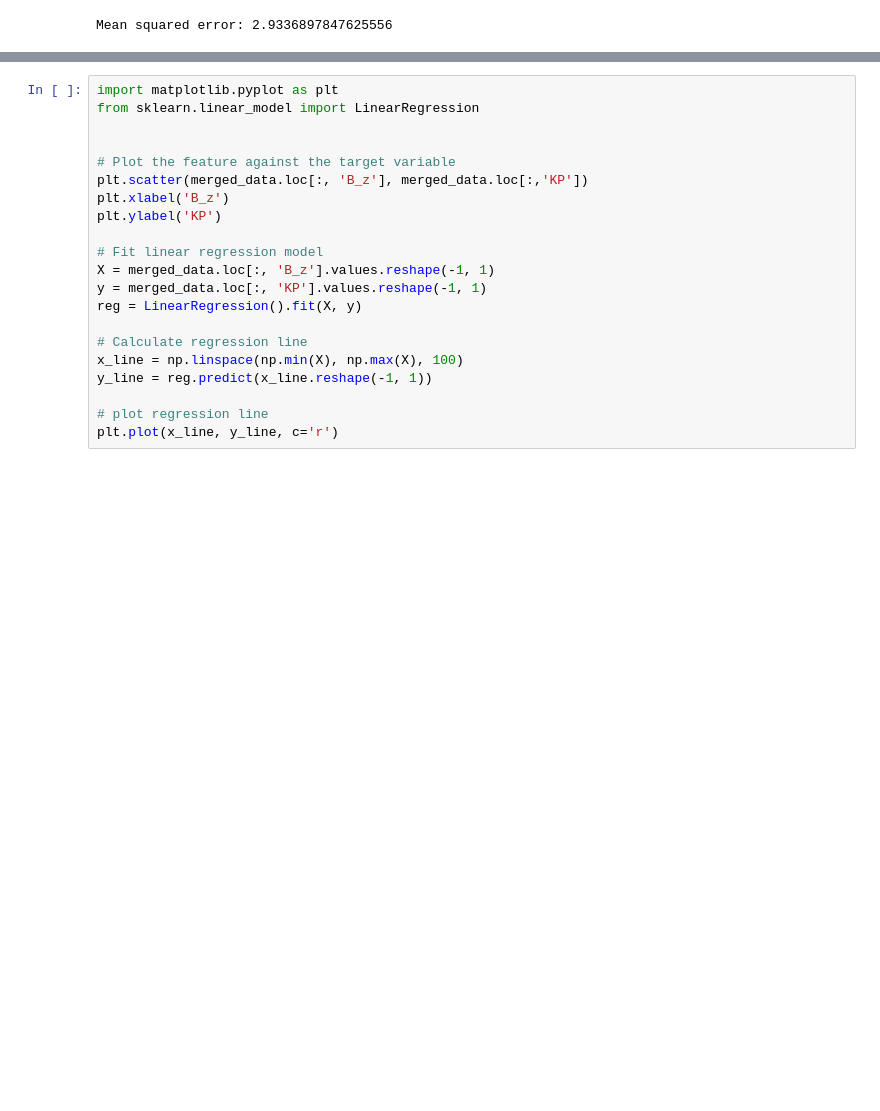
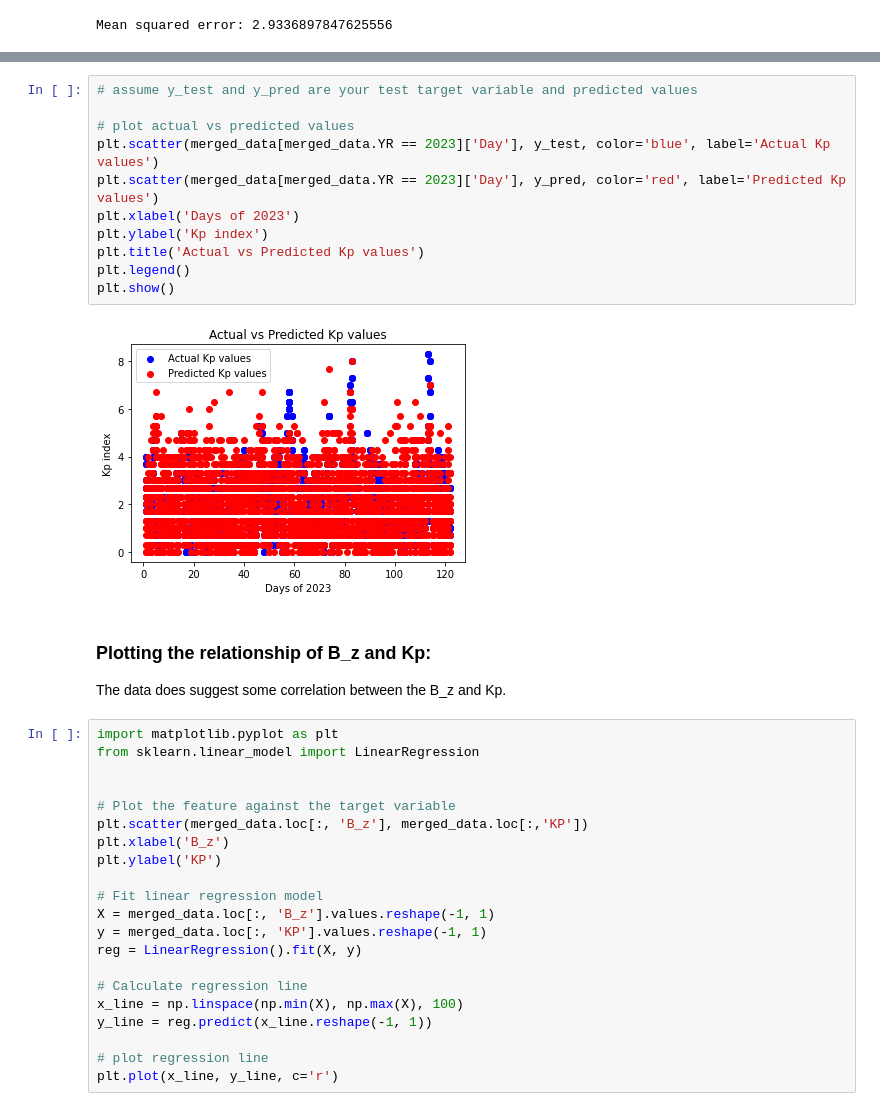
Before and after one commit to sahirnoorali/nasa-dscovr-challenge, a Jupyter notebook: data_exploration.ipynb, the cells around one changed output, grey strips where cells are left out. Drawn from its saved outputs; the diff is of its cells as text; blank space fills up the shorter version.

Commit message:
Plot predictions and compute correlations

```diff
--- a/data_exploration.ipynb
+++ b/data_exploration.ipynb
@@ -248,3 +264,20 @@ Mean squared error: 2.9336897847625556
+# %%
+# assume y_test and y_pred are your test target variable and predicted values
+
+# plot actual vs predicted values
+plt.scatter(merged_data[merged_data.YR == 2023]['Day'], y_test, color='blue', label='Actual Kp values')
+plt.scatter(merged_data[merged_data.YR == 2023]['Day'], y_pred, color='red', label='Predicted Kp values')
+plt.xlabel('Days of 2023')
+plt.ylabel('Kp index')
+plt.title('Actual vs Predicted Kp values')
+plt.legend()
+plt.show()
+# %% [output]
+[figure, added]
+# %% [markdown]
+### Plotting the relationship of B_z and Kp:
+
+The data does suggest some correlation between the B_z and Kp.
 # %%
 import matplotlib.pyplot as plt
 from sklearn.linear_model import LinearRegression
```
Also changed, not shown: parts of 3 cells of this notebook.
